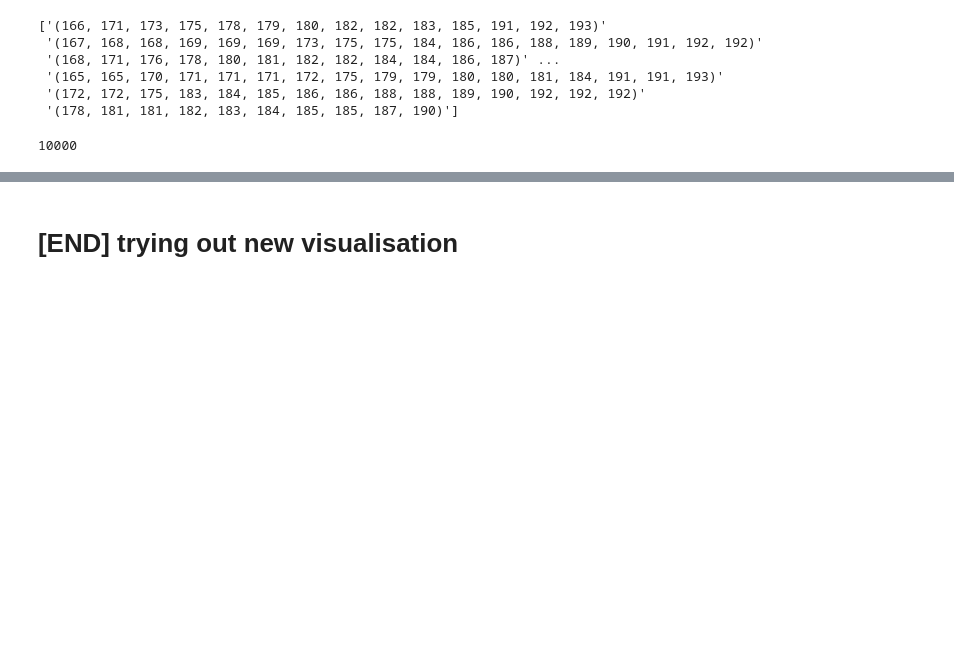
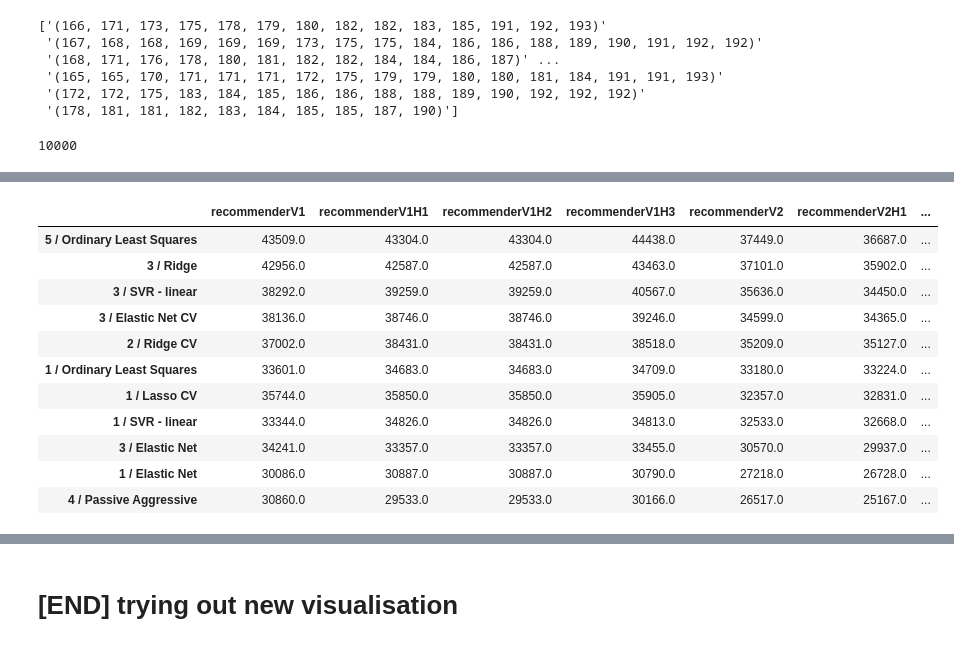
Before and after one commit to Sheypex/ba_proto, a Jupyter notebook: py/graphics.ipynb, the cells around one changed output, grey strips where cells are left out. Drawn from its saved outputs; the diff is of its cells as text; code cells hidden in the pictures; blank space fills up the shorter version.

```diff
--- a/py/graphics.ipynb
+++ b/py/graphics.ipynb
@@ -356,0 +477,15 @@ plt.show()
+# %%
+scores10PDF
+# %% [output]
+|  | recommenderV1 | recommenderV1H1 | recommenderV1H2 | recommenderV1H3 | recommenderV2 | recommenderV2H1 | ... |
+| 5 / Ordinary Least Squares | 43509.0 | 43304.0 | 43304.0 | 44438.0 | 37449.0 | 36687.0 | ... |
+| 3 / Ridge | 42956.0 | 42587.0 | 42587.0 | 43463.0 | 37101.0 | 35902.0 | ... |
+| 3 / SVR - linear | 38292.0 | 39259.0 | 39259.0 | 40567.0 | 35636.0 | 34450.0 | ... |
+| 3 / Elastic Net CV | 38136.0 | 38746.0 | 38746.0 | 39246.0 | 34599.0 | 34365.0 | ... |
+| 2 / Ridge CV | 37002.0 | 38431.0 | 38431.0 | 38518.0 | 35209.0 | 35127.0 | ... |
+| 1 / Ordinary Least Squares | 33601.0 | 34683.0 | 34683.0 | 34709.0 | 33180.0 | 33224.0 | ... |
+| 1 / Lasso CV | 35744.0 | 35850.0 | 35850.0 | 35905.0 | 32357.0 | 32831.0 | ... |
+| 1 / SVR - linear | 33344.0 | 34826.0 | 34826.0 | 34813.0 | 32533.0 | 32668.0 | ... |
+| 3 / Elastic Net | 34241.0 | 33357.0 | 33357.0 | 33455.0 | 30570.0 | 29937.0 | ... |
+| 1 / Elastic Net | 30086.0 | 30887.0 | 30887.0 | 30790.0 | 27218.0 | 26728.0 | ... |
+| 4 / Passive Aggressive | 30860.0 | 29533.0 | 29533.0 | 30166.0 | 26517.0 | 25167.0 | ... |
```
Also changed, not shown: parts of 27 cells of this notebook, 6 other files.
